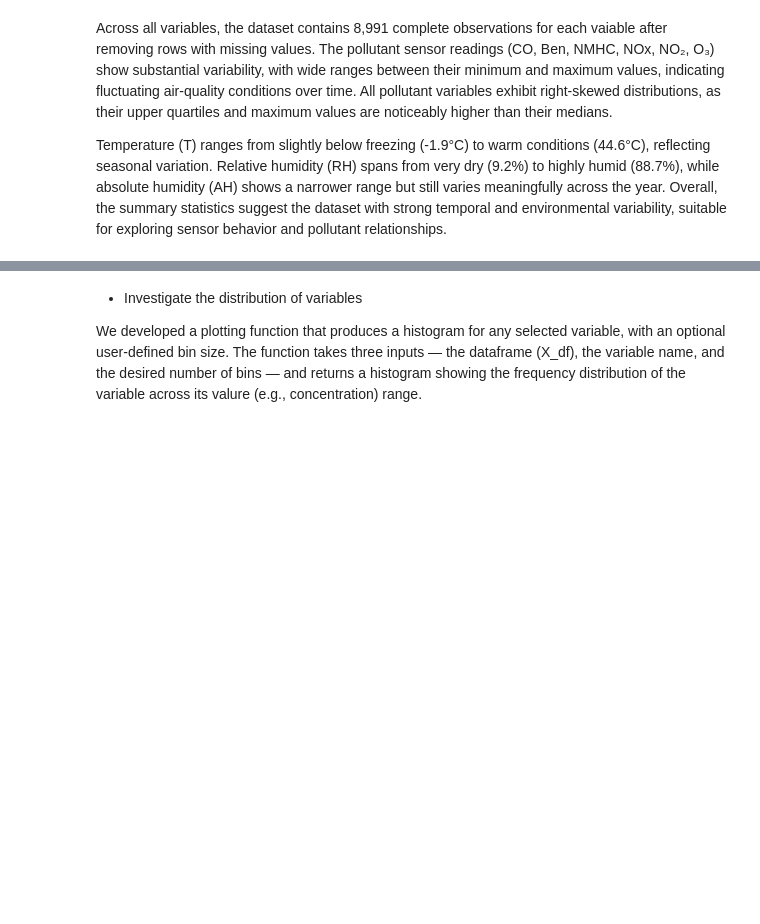
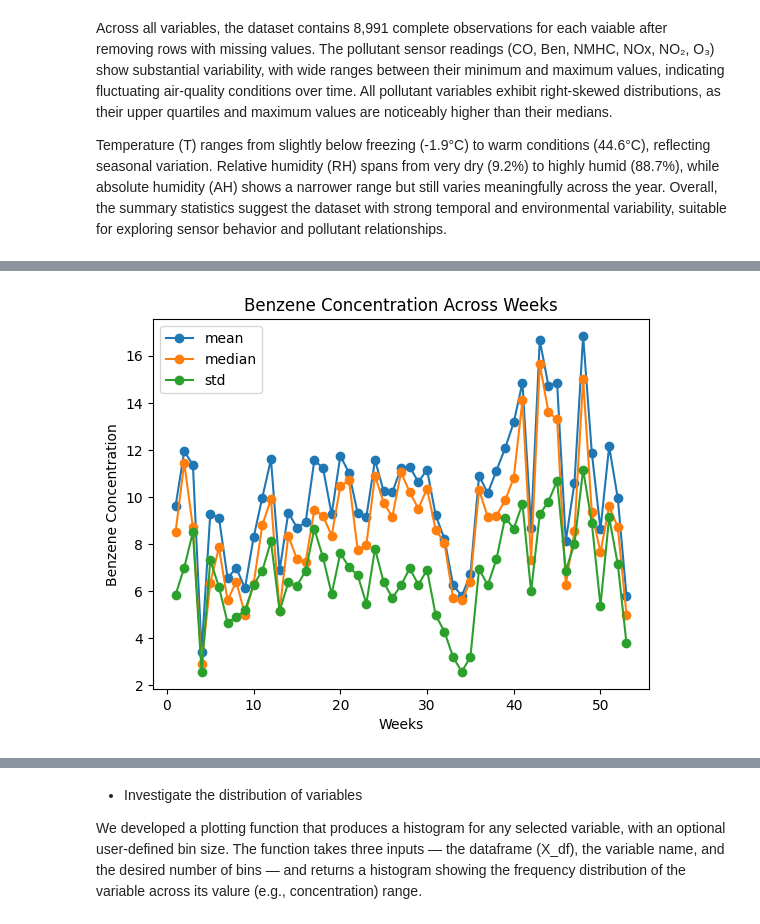
Before and after one commit to bingxiaochen/ST-554-Project1, a Jupyter notebook: Task2/Project1_Task2_Hui.ipynb, the cells around one changed output, grey strips where cells are left out. Cells and saved outputs as stored; diff of their text form; code cells hidden in the pictures; blank space fills up the shorter version.

```diff
--- a/Task2/Project1_Task2_Hui.ipynb
+++ b/Task2/Project1_Task2_Hui.ipynb
@@ -115,0 +148,4 @@ Temperature (T) ranges from slightly below freezing (-1.9°C) to warm conditions
+# %%
+plot_line(ben_week_stat, "Weeks")
+# %% [output]
+[figure, added]
```
Also changed, not shown: parts of 8 cells of this notebook.
